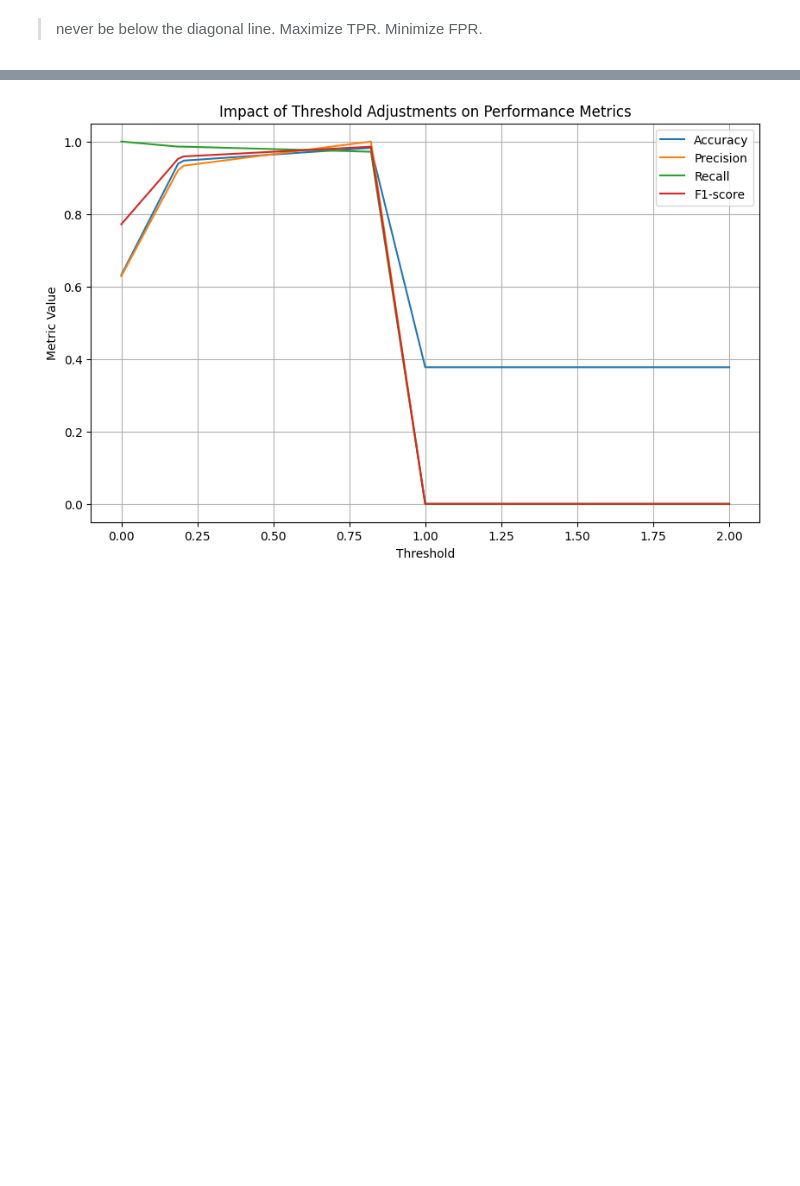
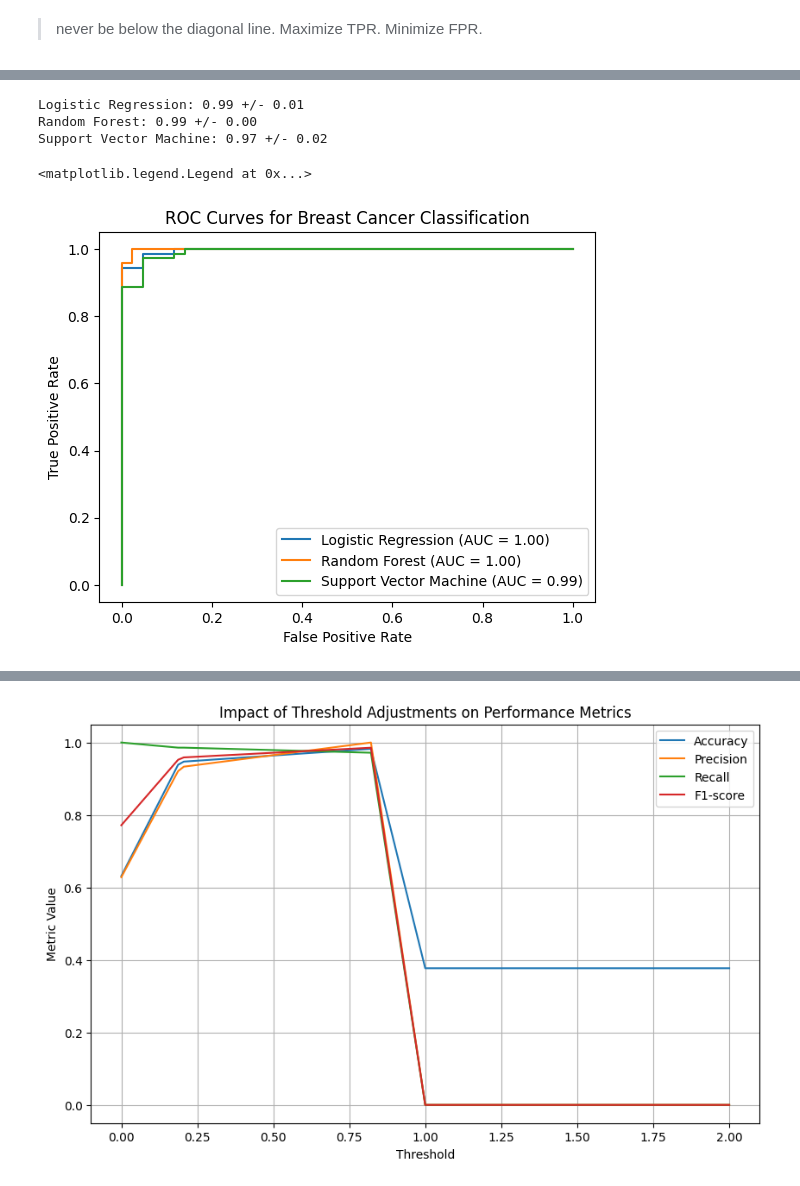
Before and after one commit to BasselD/ai-ml-training, a Jupyter notebook: 04_machine_learning/roc_auc_evaluation.ipynb, the cells around one changed output, grey strips where cells are left out. Drawn from its saved outputs; the diff is of its cells as text; code cells hidden in the pictures; blank space fills up the shorter version.

```diff
--- a/04_machine_learning/roc_auc_evaluation.ipynb
+++ b/04_machine_learning/roc_auc_evaluation.ipynb
@@ -102,3 +128,65 @@ Interpretation:
 - Analyze the curve and AUC score in the context of your specific problem. Here, a high AUC would be desirable for accurately identifying Iris setosa flowers.
 # %% [markdown]
 > never be below the diagonal line. Maximize TPR. Minimize FPR.
+# %%
+import matplotlib.pyplot as plt
+from sklearn.datasets import load_breast_cancer
+from sklearn.model_selection import train_test_split, cross_val_score
+from sklearn.linear_model import LogisticRegression
+from sklearn.ensemble import RandomForestClassifier
+from sklearn.svm import SVC
+from sklearn.metrics import roc_auc_score, roc_curve, auc
+from sklearn.utils.class_weight import compute_class_weight
+
+# Load breast cancer dataset
+data = load_breast_cancer()
+
+# Split dataset into features (X) and target variable (y)
+X = data.data
+y = data.target
+
+# Split data into training and testing sets
+X_train, X_test, y_train, y_test = train_test_split(X, y, test_size=0.2, random_state=42)
+
+# Compute class weights
+class_weights = compute_class_weight(class_weight='balanced', classes=np.unique(y), y=y)
+
+# Define classification models with class weights
+models = {
+    "Logistic Regression": LogisticRegression(class_weight='balanced'),
+    "Random Forest": RandomForestClassifier(class_weight='balanced'),
+    "Support Vector Machine": SVC(probability=True, class_weight='balanced')
+}
+
+# Create a figure and axis object
+fig, ax = plt.subplots()
+
+# Loop through each model
+for name, model in models.items():
+    # Perform cross-validation
+    scores = cross_val_score(model, X_train, y_train, cv=5, scoring='roc_auc')
+    print(f"{name}: {scores.mean():.2f} +/- {scores.std():.2f}")
+
+    # Fit the model on the training data
+    model.fit(X_train, y_train)
+
+    # Predict probabilities on the testing data
+    y_pred_proba = model.predict_proba(X_test)[:, 1]
+
+    # Compute AUC-ROC score
+    auc_score = roc_auc_score(y_test, y_pred_proba)
+
+    # Compute ROC curve
+    fpr, tpr, _ = roc_curve(y_test, y_pred_proba)
+
+    # Plot ROC curve
+    ax.plot(fpr, tpr, label=f"{name} (AUC = {auc_score:.2f})")
+
+# Set plot title and labels
+ax.set_title("ROC Curves for Breast Cancer Classification")
+ax.set_xlabel("False Positive Rate")
+ax.set_ylabel("True Positive Rate")
+
+# Add legend
+ax.legend()
+# %% [output]
@@ -104,0 +210,5 @@ Interpretation:
+Logistic Regression: 0.99 +/- 0.01
+Random Forest: 0.99 +/- 0.00
+Support Vector Machine: 0.97 +/- 0.02
+<matplotlib.legend.Legend at 0x...>
+[figure, added]
```
Also changed, not shown: parts of 10 cells of this notebook, 1 other file.
